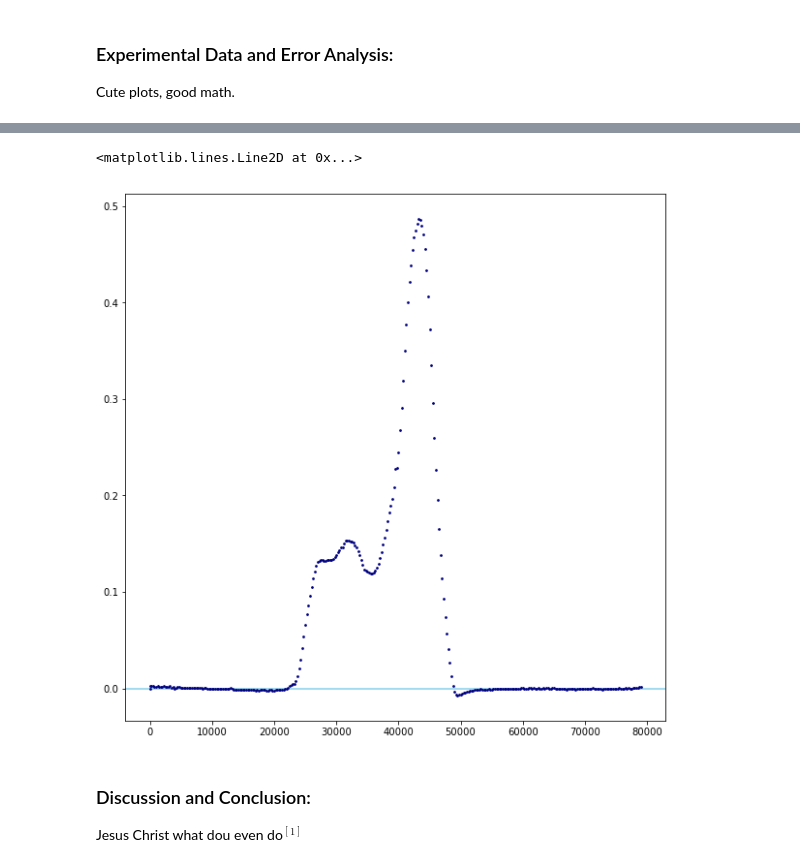
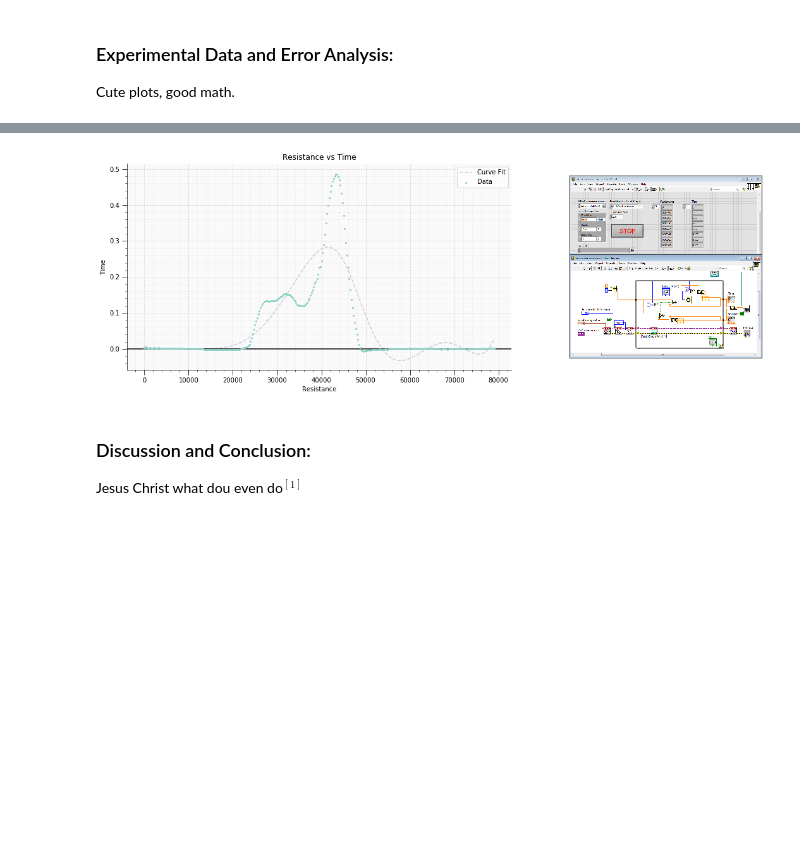
Before and after one commit to devincunningham/In-Rainbows, a Jupyter notebook: Solid State Lab/Superconductivity.ipynb, the cells around one changed output, grey strips where cells are left out. Drawn from its saved outputs; the diff is of its cells as text; code cells hidden in the pictures; blank space fills up the shorter version.

```diff
--- a/Solid State Lab/Superconductivity.ipynb
+++ b/Solid State Lab/Superconductivity.ipynb
@@ -34,10 +14,0 @@ from scipy.interpolate import UnivariateSpline, interp1d
-# %%
-data = np.loadtxt('run1.txt')
-time = data[:,0]
-resistance = data[:,1]
-plt.figure(figsize=(10,10))
-plt.scatter(time,resistance, s=3, c='navy')
-plt.axhline(0, color='skyblue', zorder=0)
-# %% [output]
-<matplotlib.lines.Line2D at 0x...>
-[figure, removed]
@@ -44,3 +48,38 @@ plt.axhline(0, color='skyblue', zorder=0)
+# %%
+labview = plt.imread('superconductor_snip.PNG')
+data = np.loadtxt('superconductor_run1.txt')
+time = data[:,0]
+resistance = data[:,1]
+
+s = UnivariateSpline(time, resistance, k=5, s=1)
+xs = linspace(min(time), max(time), 10000)
+ys = s(xs)
+
+height_ratios = [6]
+width_ratios = [12,6]
+wspace = 0
+hspace = 0
+
+fig = plt.figure(figsize=(sum(width_ratios) + wspace * (len(width_ratios) - 1),
+                          sum(height_ratios) + hspace * (len(height_ratios) - 1)))
+gs = gridspec.GridSpec(len(height_ratios), len(width_ratios), height_ratios=height_ratios, width_ratios=width_ratios)
+fig.suptitle('', fontsize=20)
+
+
+ax = fig.add_subplot(gs[0, 0])
+ax.scatter(time,resistance, s=4, c=colors[0], label='Data')
+plt.plot(xs, ys, '--', c=colors[1], alpha = .75, zorder=0, label='Curve Fit')
+ax.axhline(0, color='black', zorder=0)
+ax.update({'title': 'Resistance vs Time',
+            'xlabel': 'Resistance',
+            'ylabel': 'Time'})
+beautification()
+
+ax = fig.add_subplot(gs[0, 1])
+ax.imshow(labview)
+minimalization()
+# %% [output]
+[figure, added]
 # %% [markdown]
 ### Discussion and Conclusion:
 Jesus Christ what dou even do$^{[1]}$
```
Also changed, not shown: parts of 3 cells of this notebook, 16 other files.
